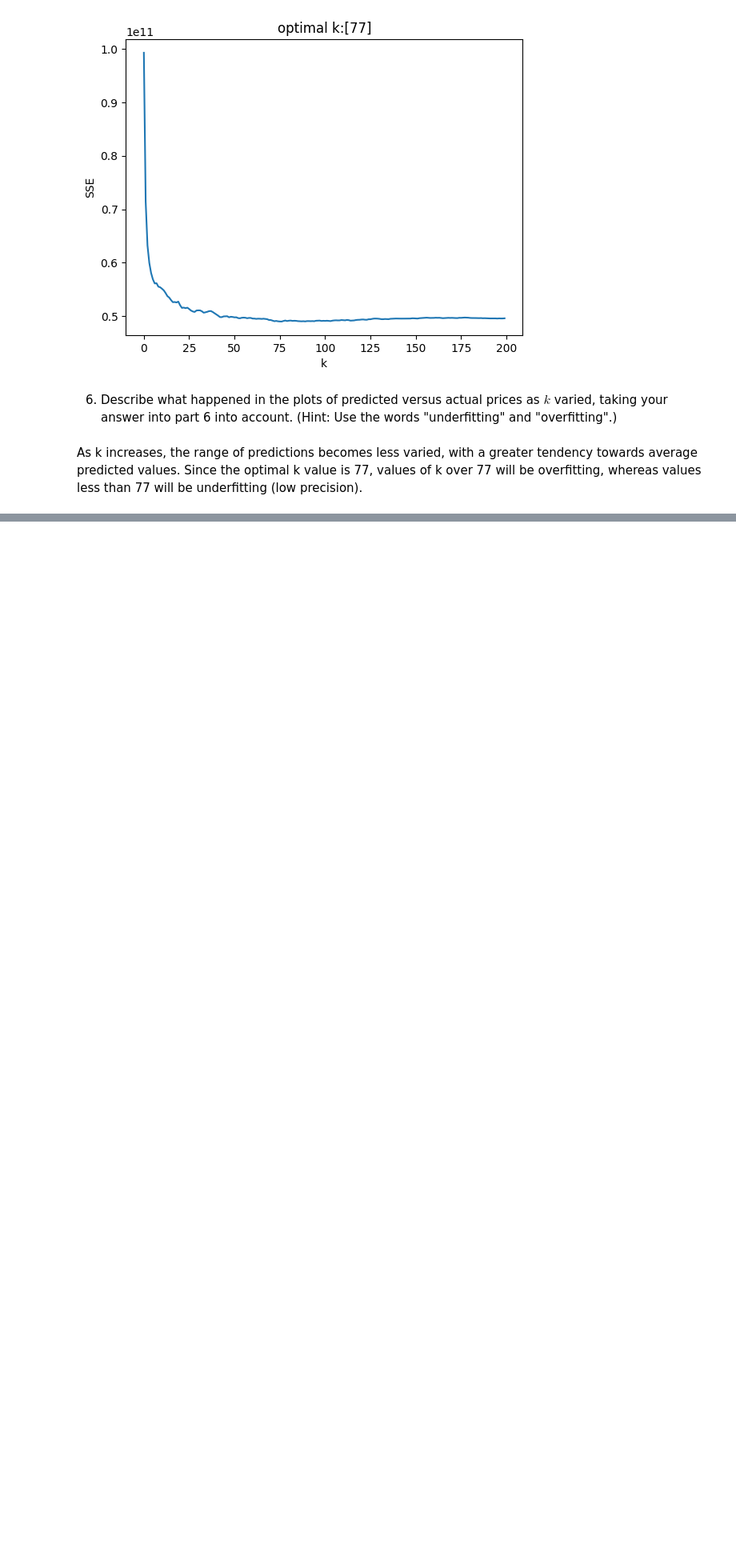
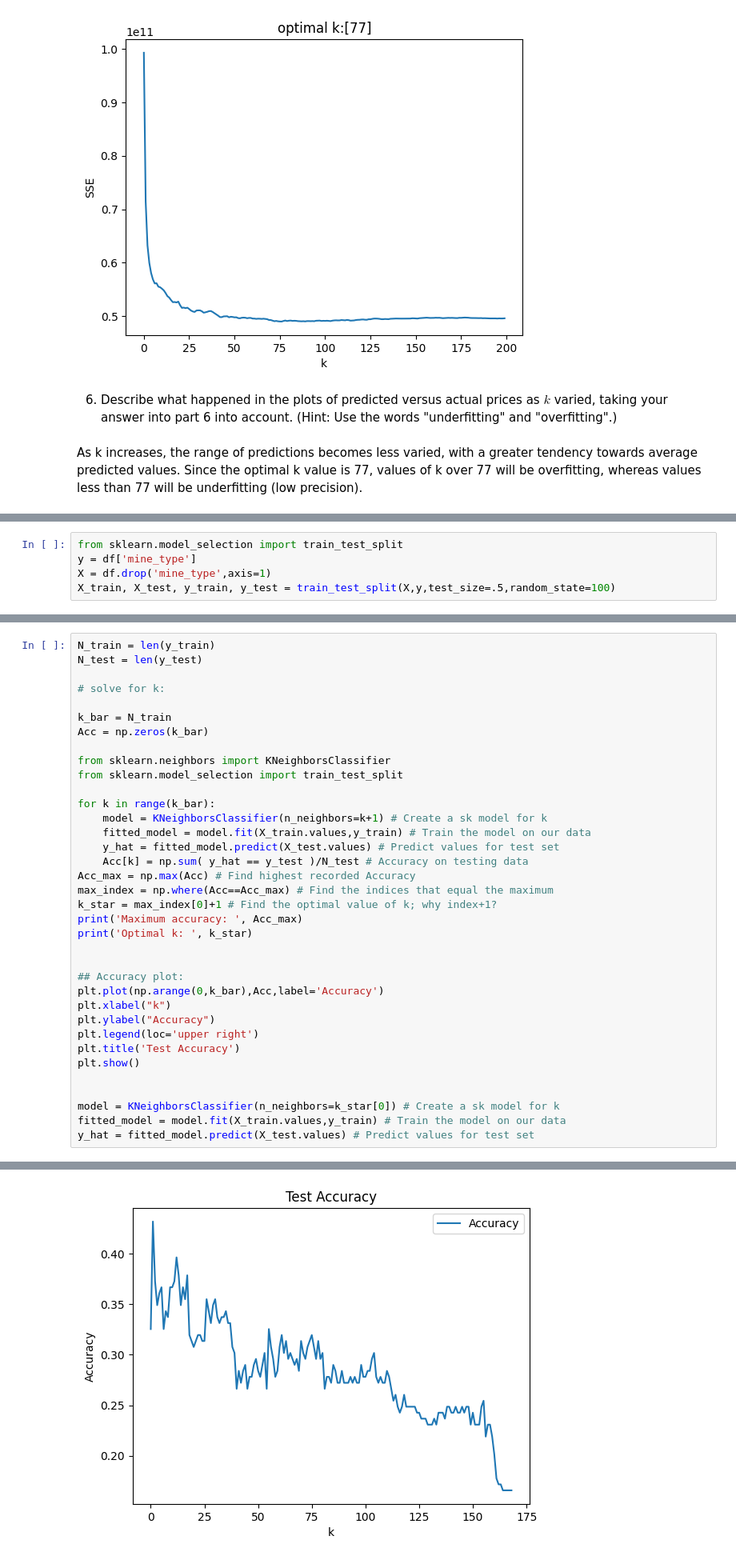
Before and after one commit to oak50/knn, a Jupyter notebook: homework_knn.ipynb, the cells around one changed output, grey strips where cells are left out. Shown at 80% size. Cells and saved outputs as stored; diff of their text form; blank space fills up the shorter version.

```diff
--- a/homework_knn.ipynb
+++ b/homework_knn.ipynb
@@ -162,0 +192,5 @@ As k increases, the range of predictions becomes less varied, with a greater ten
+# %%
+from sklearn.model_selection import train_test_split
+y = df['mine_type']
+X = df.drop('mine_type',axis=1)
+X_train, X_test, y_train, y_test = train_test_split(X,y,test_size=.5,random_state=100)
@@ -162,0 +199,37 @@ As k increases, the range of predictions becomes less varied, with a greater ten
+# %%
+N_train = len(y_train)
+N_test = len(y_test)
+
+# solve for k:
+
+k_bar = N_train
+Acc = np.zeros(k_bar)
+
+from sklearn.neighbors import KNeighborsClassifier
+from sklearn.model_selection import train_test_split
+
+for k in range(k_bar):
+    model = KNeighborsClassifier(n_neighbors=k+1) # Create a sk model for k
+    fitted_model = model.fit(X_train.values,y_train) # Train the model on our data
+    y_hat = fitted_model.predict(X_test.values) # Predict values for test set
+    Acc[k] = np.sum( y_hat == y_test )/N_test # Accuracy on testing data
+Acc_max = np.max(Acc) # Find highest recorded Accuracy
+max_index = np.where(Acc==Acc_max) # Find the indices that equal the maximum
+k_star = max_index[0]+1 # Find the optimal value of k; why index+1?
+print('Maximum accuracy: ', Acc_max)
+print('Optimal k: ', k_star)
+
+
+## Accuracy plot:
+plt.plot(np.arange(0,k_bar),Acc,label='Accuracy')
+plt.xlabel("k")
+plt.ylabel("Accuracy")
+plt.legend(loc='upper right')
+plt.title('Test Accuracy')
+plt.show()
+
+
+model = KNeighborsClassifier(n_neighbors=k_star[0]) # Create a sk model for k
+fitted_model = model.fit(X_train.values,y_train) # Train the model on our data
+y_hat = fitted_model.predict(X_test.values) # Predict values for test set
+# %% [output]
@@ -162,0 +238 @@ As k increases, the range of predictions becomes less varied, with a greater ten
+[figure, added]
```
Also changed, not shown: parts of 8 cells of this notebook.
